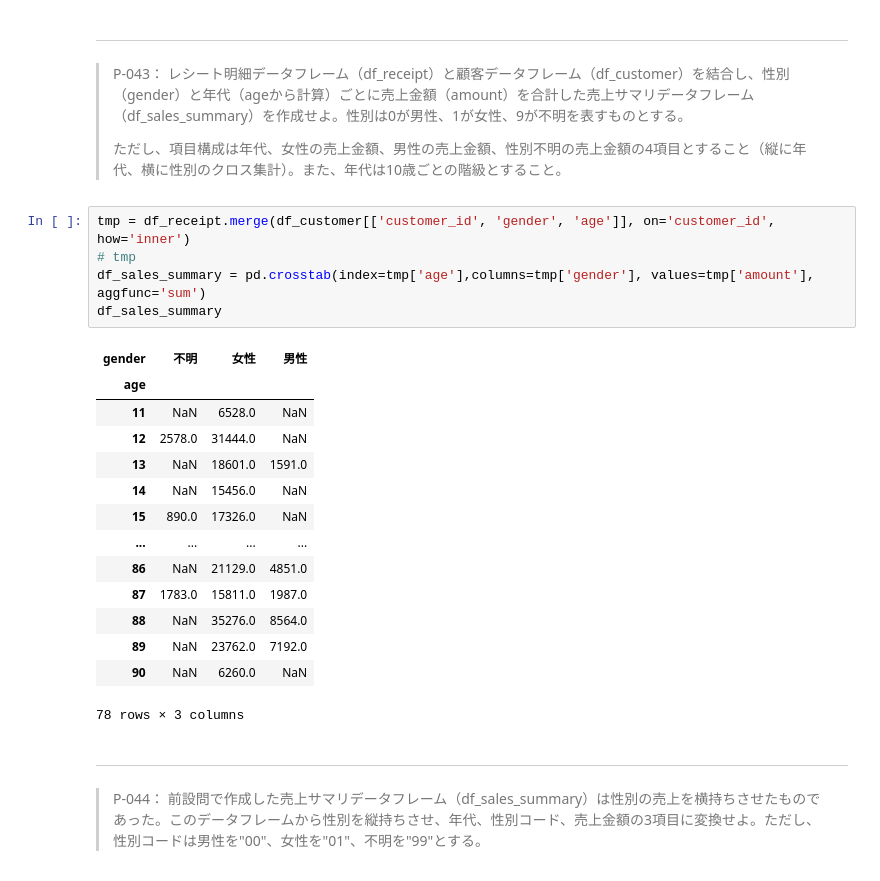
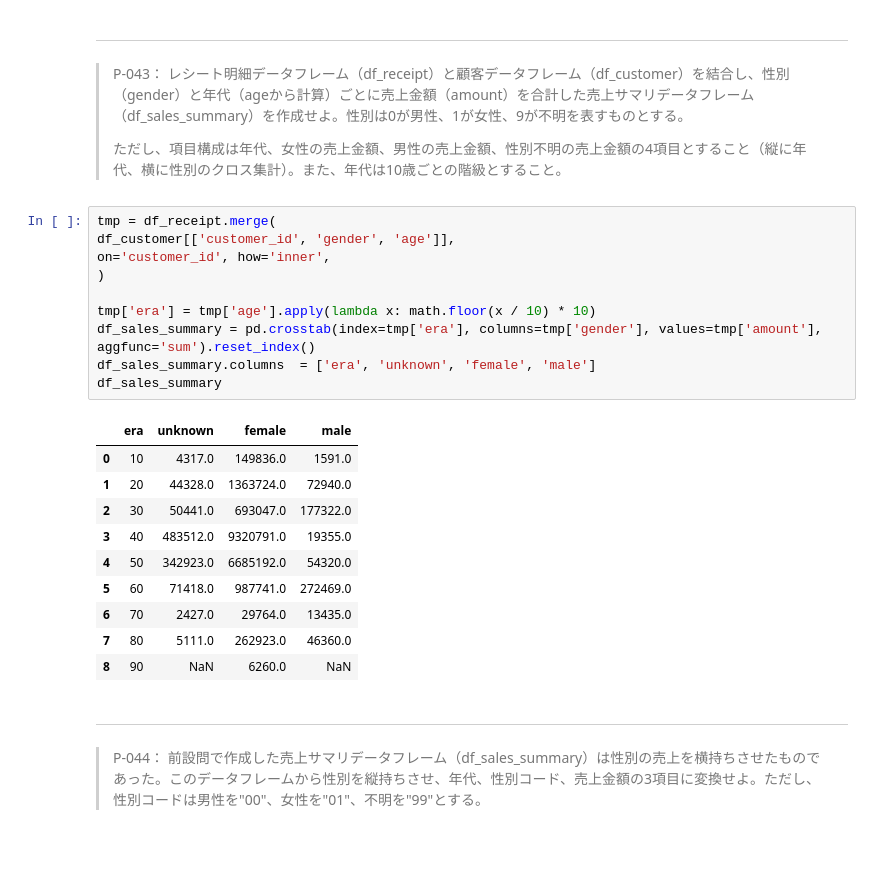
Before and after one commit to nasjp/100knocks-preprocess, a Jupyter notebook: docker/work/preprocess_knock_Python.ipynb, the cells around one changed output. Cells and saved outputs as stored; diff of their text form; blank space fills up the shorter version.

```diff
--- a/docker/work/preprocess_knock_Python.ipynb
+++ b/docker/work/preprocess_knock_Python.ipynb
@@ -737,25 +771,26 @@ Name: amount, dtype: float64
 >
 > ただし、項目構成は年代、女性の売上金額、男性の売上金額、性別不明の売上金額の4項目とすること（縦に年代、横に性別のクロス集計）。また、年代は10歳ごとの階級とすること。
 # %%
-tmp = df_receipt.merge(df_customer[['customer_id', 'gender', 'age']], on='customer_id', how='inner')
-# tmp
-df_sales_summary = pd.crosstab(index=tmp['age'],columns=tmp['gender'], values=tmp['amount'], aggfunc='sum')
+tmp = df_receipt.merge(
+df_customer[['customer_id', 'gender', 'age']],
+on='customer_id', how='inner',
+)
+
+tmp['era'] = tmp['age'].apply(lambda x: math.floor(x / 10) * 10)
+df_sales_summary = pd.crosstab(index=tmp['era'], columns=tmp['gender'], values=tmp['amount'], aggfunc='sum').reset_index()
+df_sales_summary.columns  = ['era', 'unknown', 'female', 'male']
 df_sales_summary
 # %% [output]
-| gender | 不明 | 女性 | 男性 |
-| age |  |  |  |
-| 11 | NaN | 6528.0 | NaN |
-| 12 | 2578.0 | 31444.0 | NaN |
-| 13 | NaN | 18601.0 | 1591.0 |
-| 14 | NaN | 15456.0 | NaN |
-| 15 | 890.0 | 17326.0 | NaN |
-| ... | ... | ... | ... |
-| 86 | NaN | 21129.0 | 4851.0 |
-| 87 | 1783.0 | 15811.0 | 1987.0 |
-| 88 | NaN | 35276.0 | 8564.0 |
-| 89 | NaN | 23762.0 | 7192.0 |
-| 90 | NaN | 6260.0 | NaN |
+|  | era | unknown | female | male |
+| 0 | 10 | 4317.0 | 149836.0 | 1591.0 |
+| 1 | 20 | 44328.0 | 1363724.0 | 72940.0 |
+| 2 | 30 | 50441.0 | 693047.0 | 177322.0 |
+| 3 | 40 | 483512.0 | 9320791.0 | 19355.0 |
+| 4 | 50 | 342923.0 | 6685192.0 | 54320.0 |
+| 5 | 60 | 71418.0 | 987741.0 | 272469.0 |
+| 6 | 70 | 2427.0 | 29764.0 | 13435.0 |
+| 7 | 80 | 5111.0 | 262923.0 | 46360.0 |
+| 8 | 90 | NaN | 6260.0 | NaN |
-78 rows × 3 columns
 # %% [markdown]
 ---
 > P-044： 前設問で作成した売上サマリデータフレーム（df_sales_summary）は性別の売上を横持ちさせたものであった。このデータフレームから性別を縦持ちさせ、年代、性別コード、売上金額の3項目に変換せよ。ただし、性別コードは男性を"00"、女性を"01"、不明を"99"とする。
```
Also changed, not shown: parts of 18 cells of this notebook.
